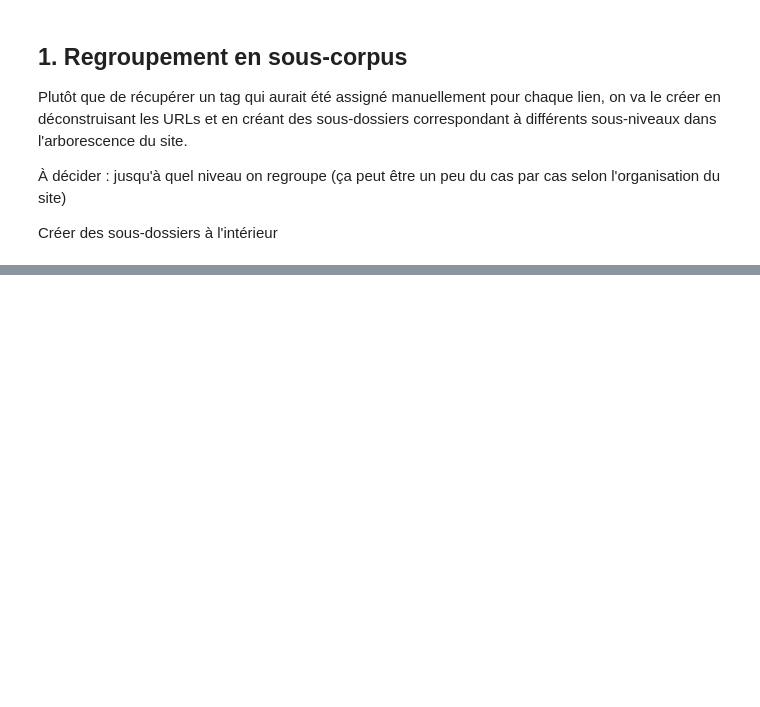
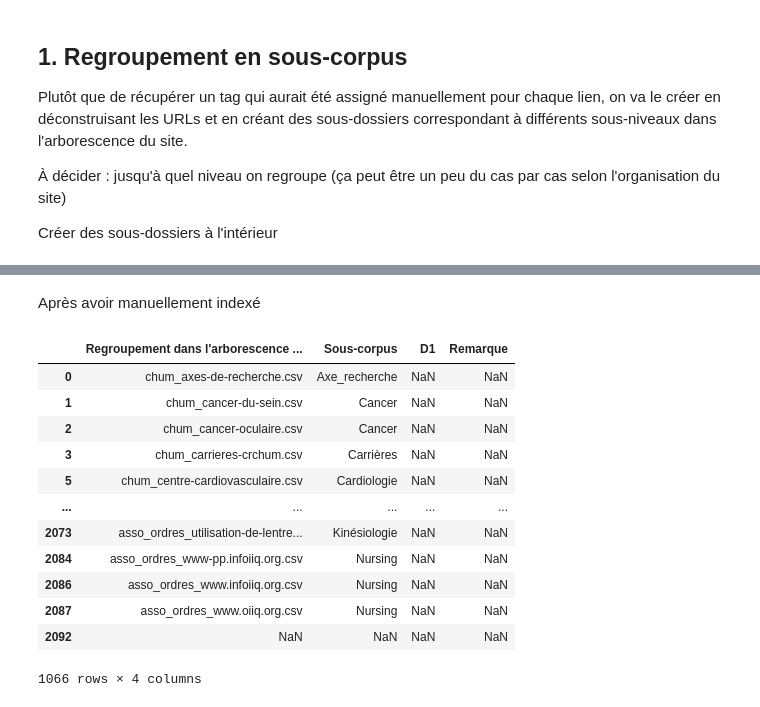
Before and after one commit to Camille-Demers/text-mining-project, a Jupyter notebook: 00-Jupyter-Notebooks/1-Sous_corpus.ipynb, the cells around one changed output, grey strips where cells are left out. Drawn from its saved outputs; the diff is of its cells as text; code cells hidden in the pictures; blank space fills up the shorter version.

Commit message:
Revu la façon de créer des regroupements

```diff
--- a/00-Jupyter-Notebooks/1-Sous_corpus.ipynb
+++ b/00-Jupyter-Notebooks/1-Sous_corpus.ipynb
@@ -7,10 +7,12 @@ Plutôt que de récupérer un tag qui aurait été assigné manuellement pour ch
 Créer des sous-dossiers à l'intérieur
 # %%
 path = '../03-corpus/2-data/1-fr/'
-acteur = "icm"
+acteur = "asso_ordres"
 
 from pandas import *
 
 # encoding= 'ISO-8859-1' "utf-8"
-with open(path + acteur  + '.csv', encoding='ISO-8859-1') as f:
-    csv = read_csv(f, sep=',')[["url", "text"]]
+with open(path + acteur  + '.csv', encoding='utf-8') as f:
+    csv = read_csv(f, sep=';')[["url", "text"]]
+
+csv
@@ -117,3 +130,29 @@ for tag in tags_retenus:
 with open(folder_path + 'sous-corpus.txt', 'w') as f:
     for file in os.listdir(folder_path):
         f.write(file + '\n')
+# %% [markdown]
+Après avoir manuellement indexé
+# %%
+from pandas import read_csv
+filepath = '../03-corpus/2-sous-corpus/0-semi-automatic_tags.csv'
+with open(filepath, 'r', encoding = 'utf-8') as f:
+    csv = read_csv(f, sep=';')
+
+csv = csv[csv['Sous-corpus'] != 'x']
+csv = csv[csv['Sous-corpus'] != 'X']
+
+csv
+# %% [output]
+|  | Regroupement dans l'arborescence ... | Sous-corpus | D1 | Remarque |
+| 0 | chum_axes-de-recherche.csv | Axe_recherche | NaN | NaN |
+| 1 | chum_cancer-du-sein.csv | Cancer | NaN | NaN |
+| 2 | chum_cancer-oculaire.csv | Cancer | NaN | NaN |
+| 3 | chum_carrieres-crchum.csv | Carrières | NaN | NaN |
+| 5 | chum_centre-cardiovasculaire.csv | Cardiologie | NaN | NaN |
+| ... | ... | ... | ... | ... |
+| 2073 | asso_ordres_utilisation-de-lentre... | Kinésiologie | NaN | NaN |
+| 2084 | asso_ordres_www-pp.infoiiq.org.csv | Nursing | NaN | NaN |
+| 2086 | asso_ordres_www.infoiiq.org.csv | Nursing | NaN | NaN |
+| 2087 | asso_ordres_www.oiiq.org.csv | Nursing | NaN | NaN |
+| 2092 | NaN | NaN | NaN | NaN |
+1066 rows × 4 columns
```
Also changed, not shown: parts of 9 cells of this notebook, 1 other file.
